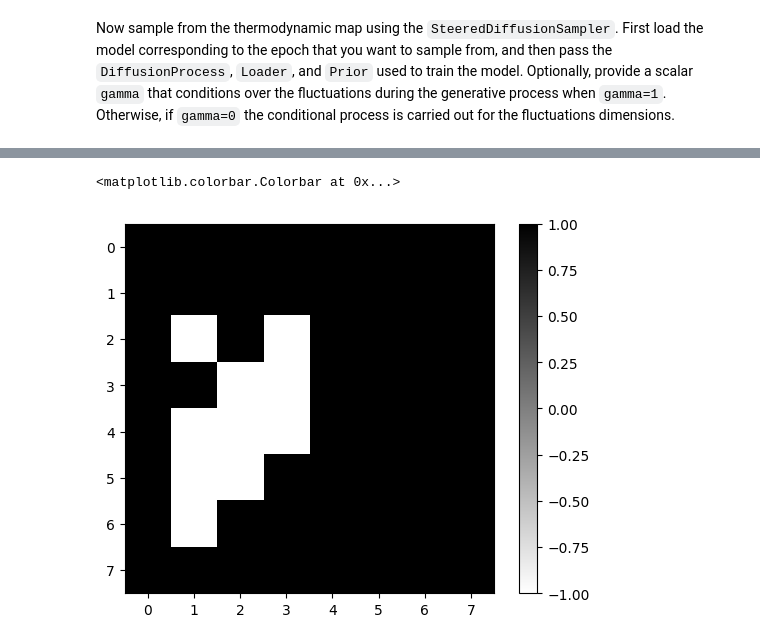
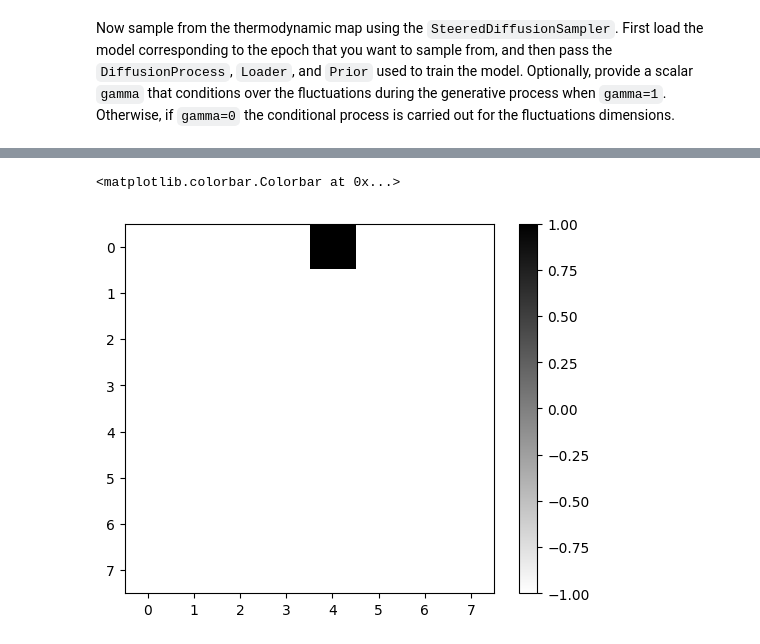
Before and after one commit to lherron2/thermomaps-ising, a Jupyter notebook: Ising_TM.ipynb, the cells around one changed output, grey strips where cells are left out. Drawn from its saved outputs; the diff is of its cells as text; code cells hidden in the pictures.

```diff
--- a/Ising_TM.ipynb
+++ b/Ising_TM.ipynb
@@ -168,12 +217,11 @@ sampler.sample_loop(num_samples=1000, batch_size=1000, save_prefix='ising',
 # %%
-npz = np.load('/content/TM/samples/1K/ising_idx=0.npz')
+npz = np.load("/content/TM/samples/1.0K/ising_idx=0.npz")
 samples = npz['traj'].squeeze()
+frame = samples[6]
+frame[frame > 0] = 1
+frame[frame < 0] = -1
+plt.imshow(frame, cmap='binary')
+plt.colorbar()
+# %% [output]
+<matplotlib.colorbar.Colorbar at 0x...>
+[figure, added]
-# %%
-frame = samples[10]
-frame[frame > 0] = 1
-frame[frame < 0] = -1
-plt.imshow(frame, cmap='binary')
-plt.colorbar()
-# %% [output]
-<matplotlib.colorbar.Colorbar at 0x...>
-[figure, removed]
```
Also changed, not shown: parts of 9 cells of this notebook.
